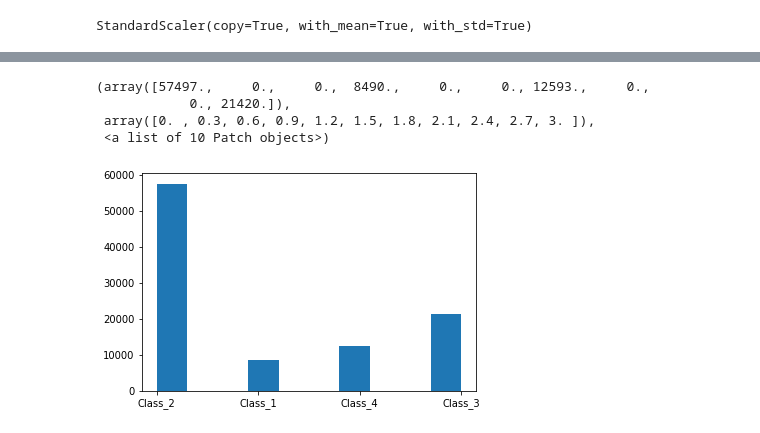
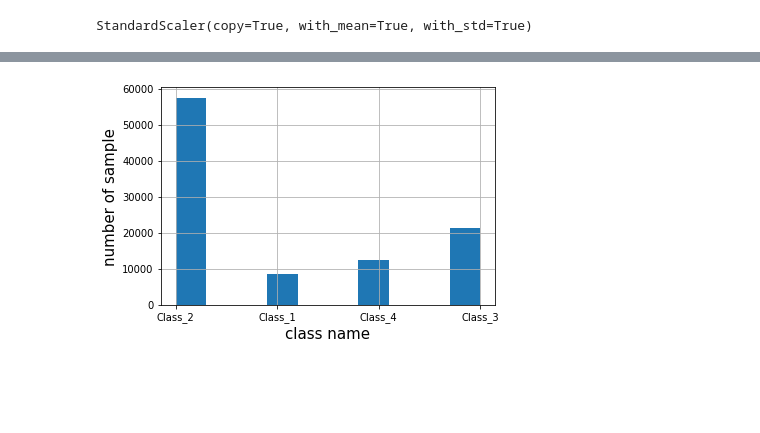
Before and after one commit to bond2580/Python, a Jupyter notebook: playground.ipynb, the cells around one changed output, grey strips where cells are left out. Saved outputs shown, nothing was run; the diff lists cells and outputs as text; code cells hidden in the pictures; blank space fills up the shorter version.

```diff
--- a/playground.ipynb
+++ b/playground.ipynb
@@ -42,15 +62,17 @@ test_X.head()
 | 2 | -0.279618 | -0.22124 | -0.222408 | -0.322172 | -0.217283 | -0.26661 | -0.317113 | -0.453822 | 0.033756 | ... |
 | 3 | -0.279618 | -0.22124 | -0.222408 | -0.322172 | -0.217283 | -0.26661 | -0.317113 | -0.087257 | 0.033756 | ... |
 | 4 | -0.279618 | -0.22124 | -0.222408 | -0.322172 | -0.217283 | -0.26661 | 0.107972 | -0.453822 | 0.925520 | ... |
-# %%
-#分類クラスの偏りを確認
-plt.hist(train_y)
-# %% [output]
-(array([57497.,     0.,     0.,  8490.,     0.,     0., 12593.,     0.,
-            0., 21420.]),
- array([0. , 0.3, 0.6, 0.9, 1.2, 1.5, 1.8, 2.1, 2.4, 2.7, 3. ]),
- <a list of 10 Patch objects>)
-[figure, removed]
+# %%
+#分類クラスの偏りを確認
+plt.hist(train_y)
+plt.xlabel("class name", fontsize=15)
+plt.ylabel("number of sample", fontsize=15)
+
+plt.grid()
+plt.savefig("pm1.png")
+plt.show()
+# %% [output]
+[figure, added]
 # %%
 #Class_i -> (i-1)にラベルを変更
 for i in range(1,5):
```
Also changed, not shown: parts of 13 cells of this notebook.
